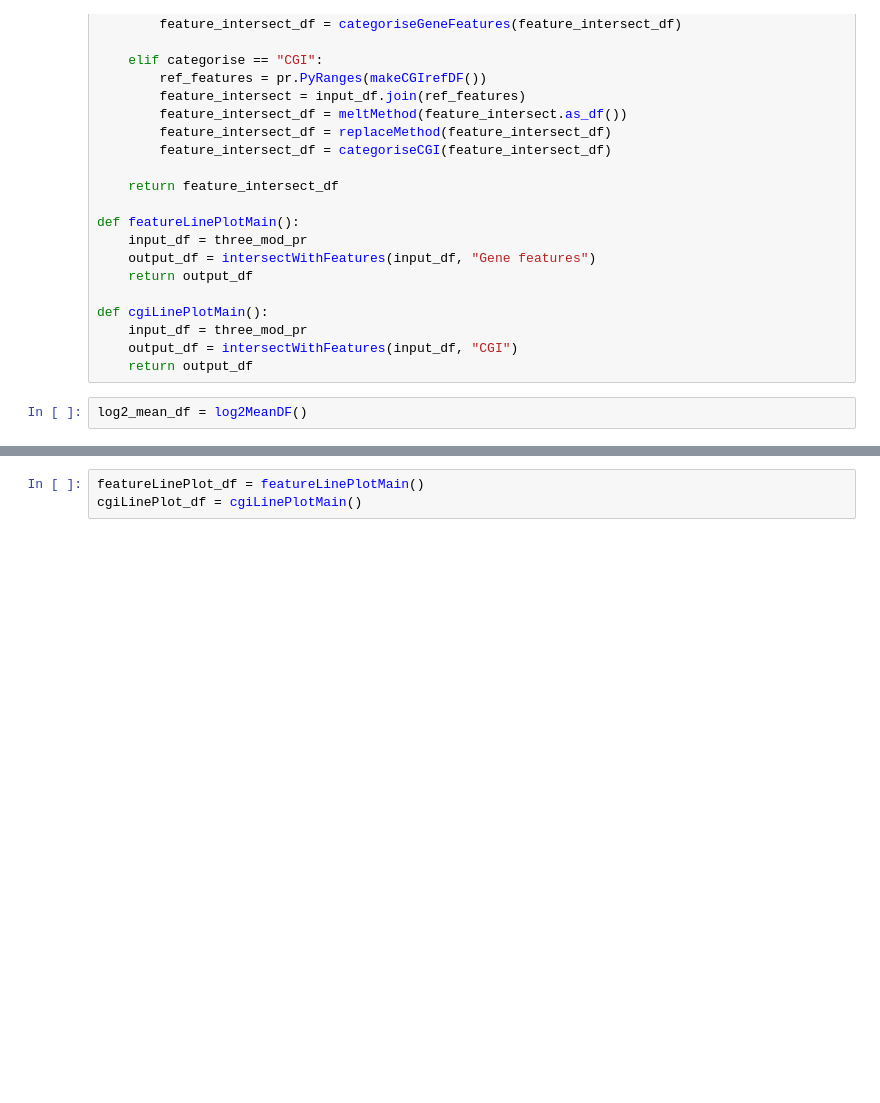
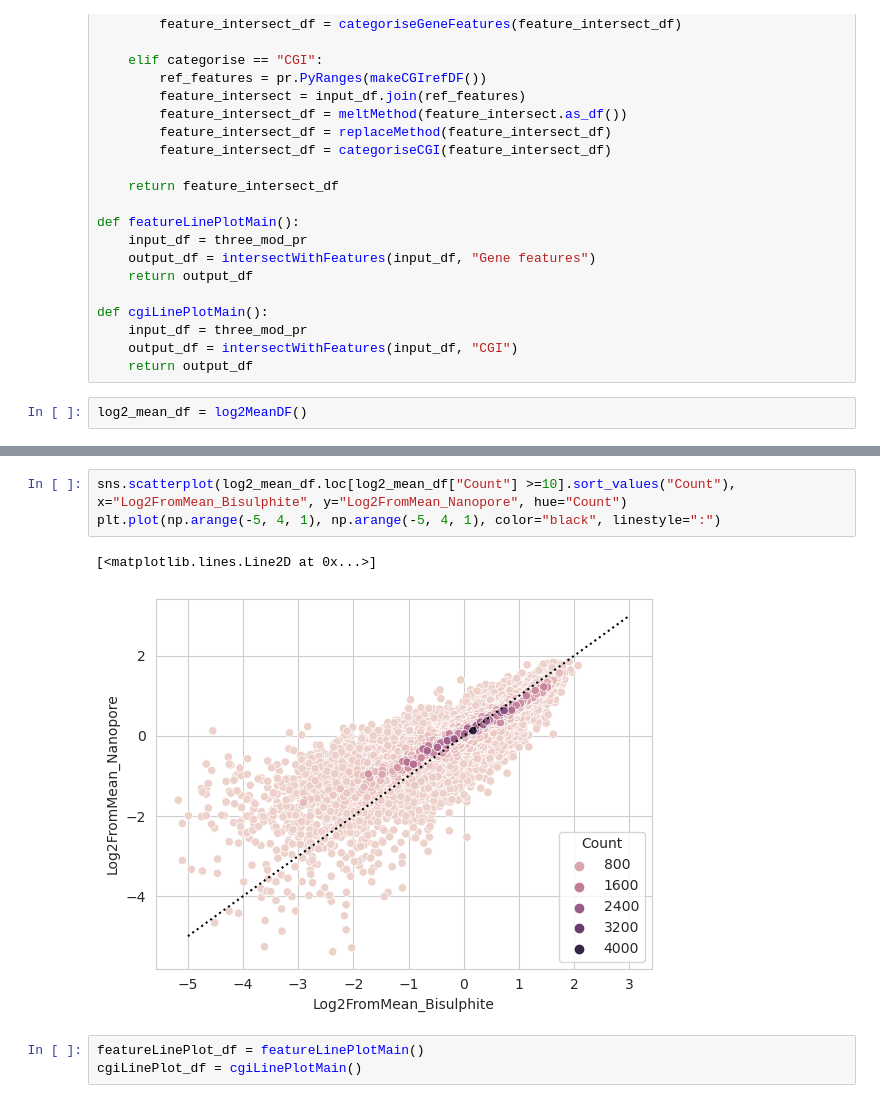
Before and after one commit to DominicOH/Analysis-of-nanopore-epigenetic-sequencing, a Jupyter notebook: Figures.ipynb, the cells around one changed output, grey strips where cells are left out. Cells and saved outputs as stored; diff of their text form; blank space fills up the shorter version.

```diff
--- a/Figures.ipynb
+++ b/Figures.ipynb
@@ -437,3 +425,9 @@ NameError: name 'log2_mean_df' is not defined
+# %%
+sns.scatterplot(log2_mean_df.loc[log2_mean_df["Count"] >=10].sort_values("Count"), x="Log2FromMean_Bisulphite", y="Log2FromMean_Nanopore", hue="Count")
+plt.plot(np.arange(-5, 4, 1), np.arange(-5, 4, 1), color="black", linestyle=":")
+# %% [output]
+[<matplotlib.lines.Line2D at 0x...>]
+[figure, added]
 # %%
 featureLinePlot_df = featureLinePlotMain()
 cgiLinePlot_df = cgiLinePlotMain()
```
Also changed, not shown: parts of 6 cells of this notebook.
